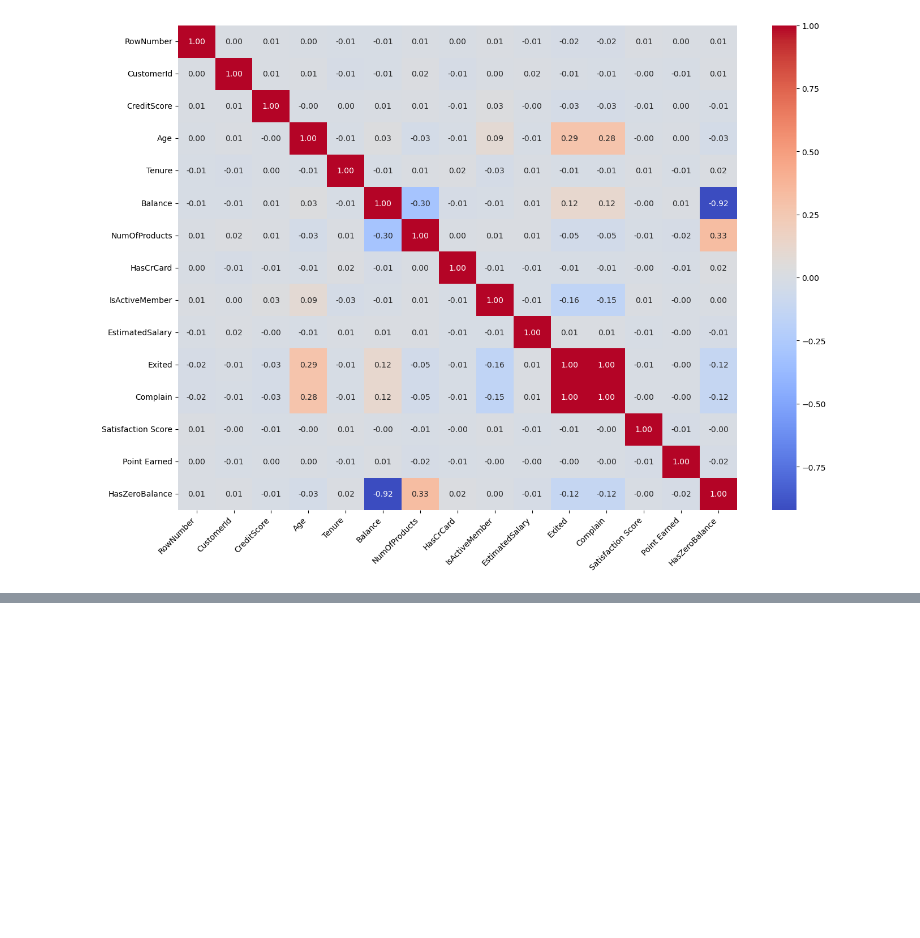
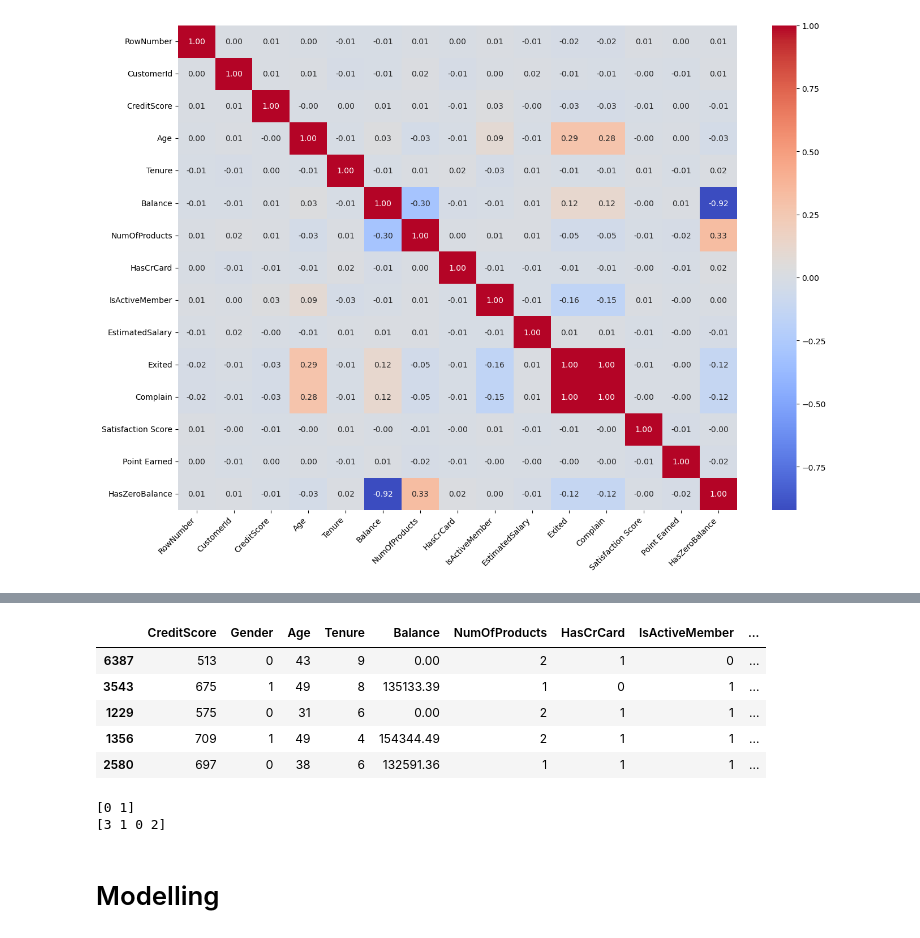
Before and after one commit to xamidovasadbekdev-arch/BankCustomerChurn, a Jupyter notebook: main.ipynb, the cells around one changed output, grey strips where cells are left out. Saved outputs shown, nothing was run; the diff lists cells and outputs as text; code cells hidden in the pictures; blank space fills up the shorter version.

```diff
--- a/main.ipynb
+++ b/main.ipynb
@@ -378,0 +506,17 @@ plt.show()
+# %%
+df.sample(5)
+# %% [output]
+|  | CreditScore | Gender | Age | Tenure | Balance | NumOfProducts | HasCrCard | IsActiveMember | ... |
+| 6387 | 513 | 0 | 43 | 9 | 0.00 | 2 | 1 | 0 | ... |
+| 3543 | 675 | 1 | 49 | 8 | 135133.39 | 1 | 0 | 1 | ... |
+| 1229 | 575 | 0 | 31 | 6 | 0.00 | 2 | 1 | 1 | ... |
+| 1356 | 709 | 1 | 49 | 4 | 154344.49 | 2 | 1 | 1 | ... |
+| 2580 | 697 | 0 | 38 | 6 | 132591.36 | 1 | 1 | 1 | ... |
+# %%
+print(df["Gender"].unique())
+print(df["Card Type"].unique())
+# %% [output]
+[0 1]
+[3 1 0 2]
+# %% [markdown]
+# Modelling
```
Also changed, not shown: parts of 25 cells of this notebook.
